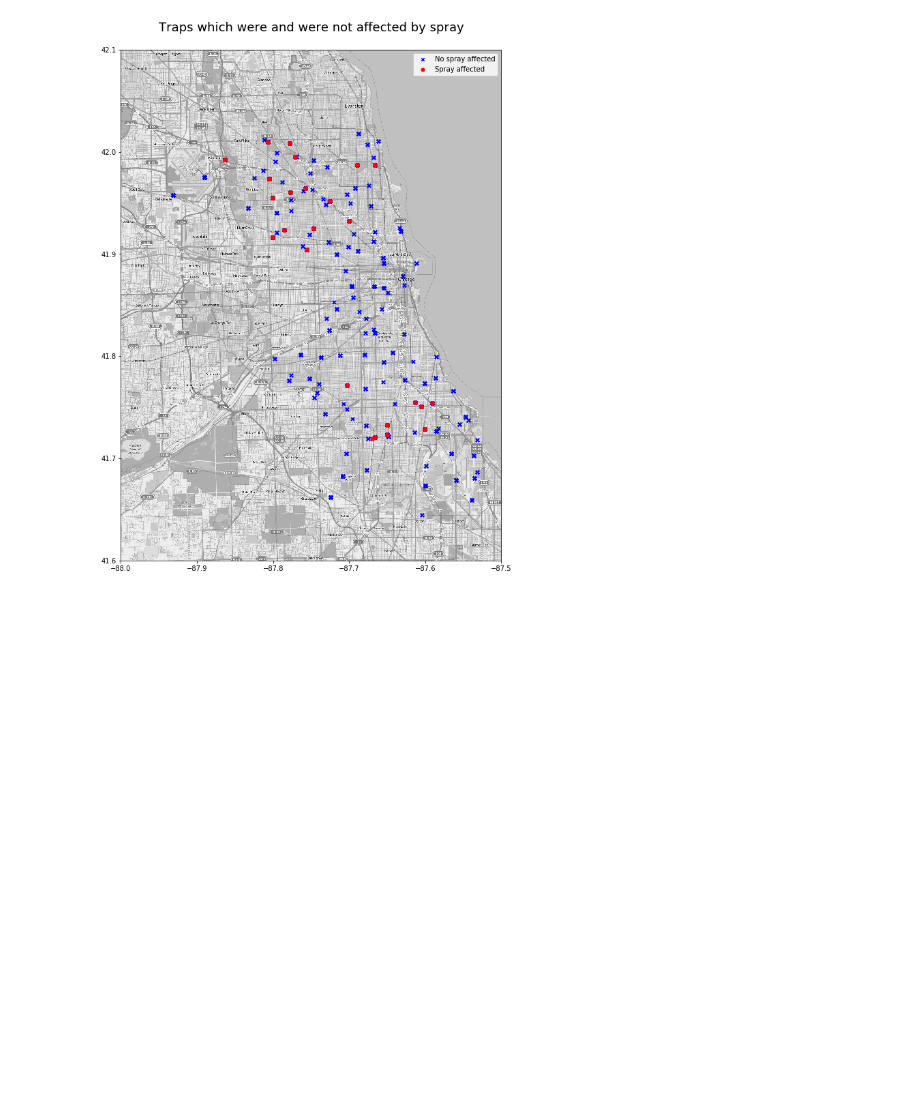
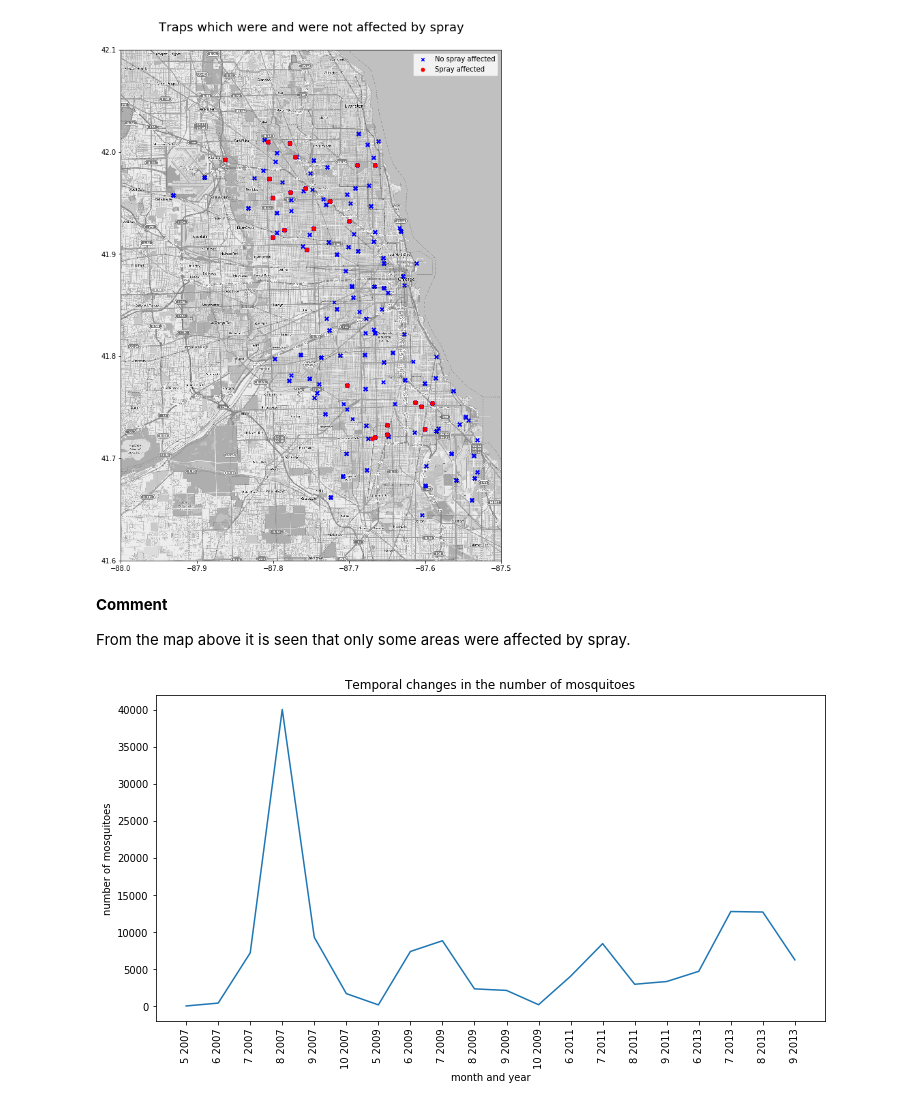
Before and after one commit to DSI-14-P4-BARJ/Project_4_West_Nile_Virus_Prediction, a Jupyter notebook: code/Project_4_West_Nile_Virus_Prediction.ipynb, the cells around one changed output. Cells and saved outputs as stored; diff of their text form; code cells hidden in the pictures; blank space fills up the shorter version.

```diff
--- a/code/Project_4_West_Nile_Virus_Prediction.ipynb
+++ b/code/Project_4_West_Nile_Virus_Prediction.ipynb
@@ -568,7 +534,7 @@ ss = StandardScaler()
 X_scaled = ss.fit_transform(X)
 # Training DBSCAN for predicting
 dbs = DBSCAN(eps=0.1)
-dbs.fit(X)
+dbs.fit(X_scaled)
 # %% [output]
 DBSCAN(algorithm='auto', eps=0.1, leaf_size=30, metric='euclidean',
        metric_params=None, min_samples=5, n_jobs=None, p=None)
@@ -724,7 +690,7 @@ plt.show()
 # %% [markdown]
 #### Merge df_train by date, followed by by trap
 # %%
-# df_train_groupbydate_trap = df_train.groupby(['date','trap'])
+df_train_groupbydate_trap = df_train.groupby(['date','trap'])
 # %%
 def chkWNV(series):
     return 1 if series.sum() > 0 else 0
@@ -1098,3 +928,21 @@ plt.legend()
 plt.show();
 # %% [output]
 [figure]
+# %% [markdown]
+**Comment**
+
+From the map above it is seen that only some areas were affected by spray.
+# %%
+# Visualisation of temporal trend of number of mosquitoes
+main_df['month'] = main_df['date'].map(lambda x: x.month)
+num_mosq_month = main_df.groupby(['year','month'])['nummosquitos'].sum().reset_index(level=[0,1])
+plt.figure(figsize=(12,6))
+plt.plot(num_mosq_month['nummosquitos'])
+plt.xticks(range(len(num_mosq_month)),
+labels=list(num_mosq_month['month'].astype('str')+' '+num_mosq_month['year'].astype('str')),
+          rotation='vertical')
+plt.title('Temporal changes in the number of mosquitoes')
+plt.ylabel('number of mosquitoes')
+plt.xlabel('month and year');
+# %% [output]
+[figure, added]
```
Also changed, not shown: parts of 185 cells of this notebook.
